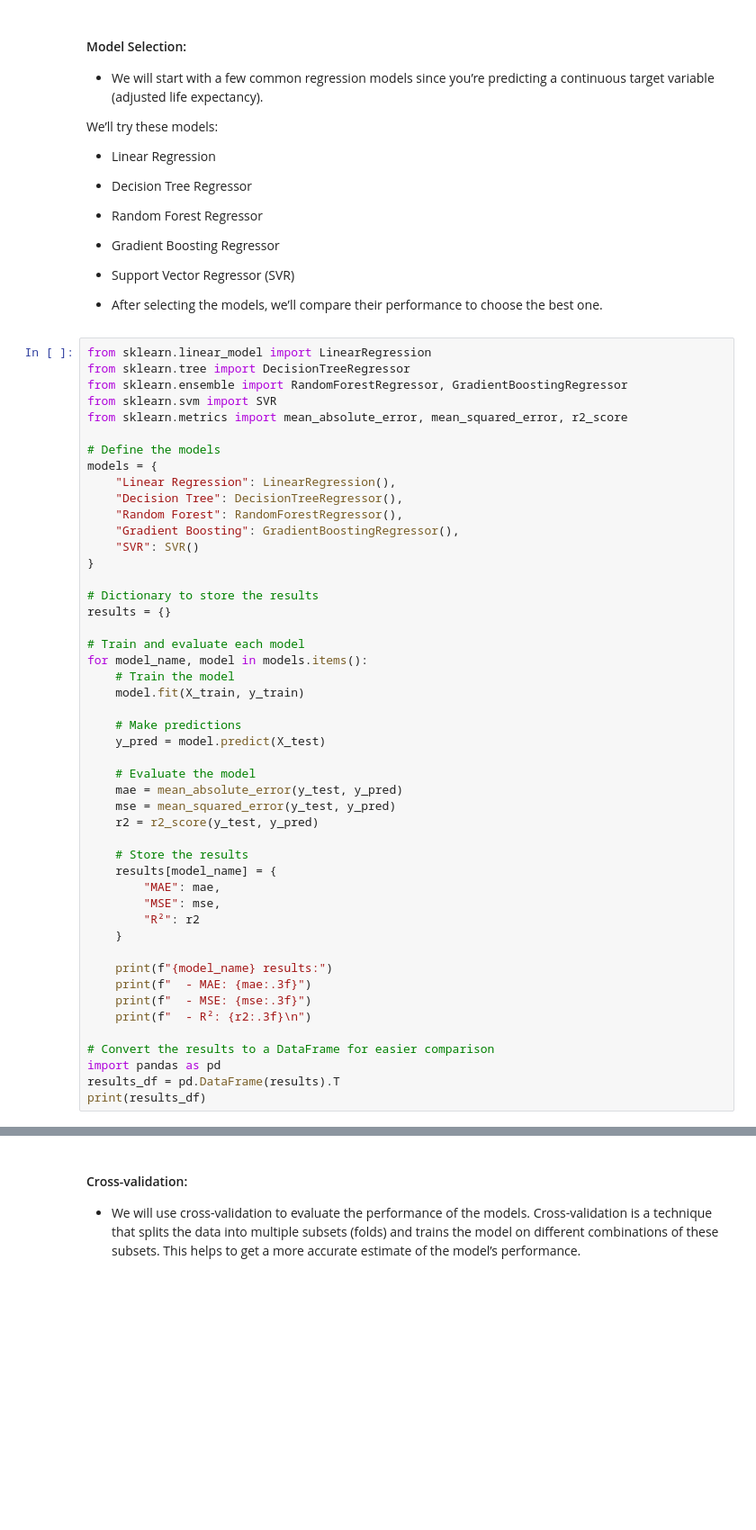
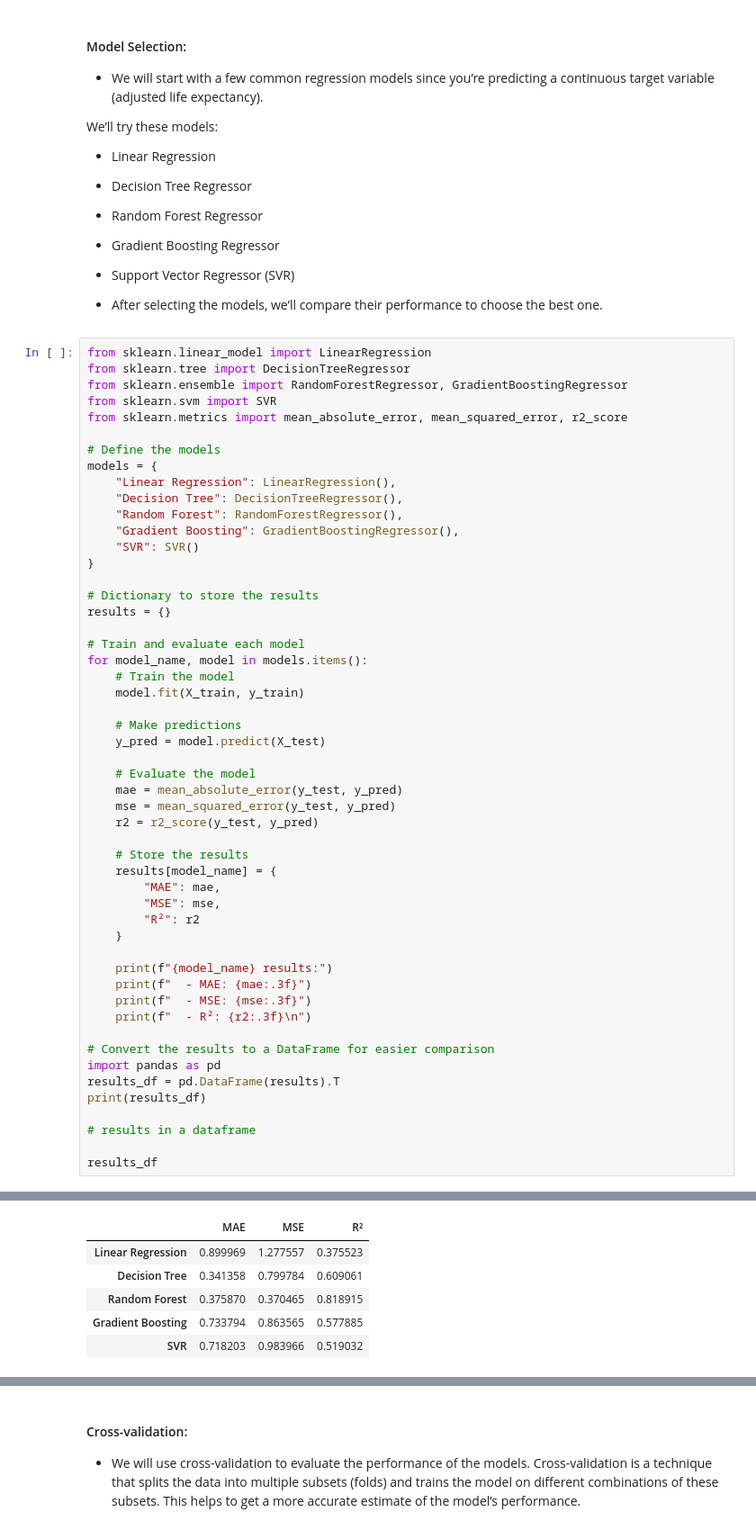
Before and after one commit to AlexRibeiro95/Environmental_factors_on_Public_health, a Jupyter notebook: notebooks/model_training(3).ipynb, the cells around one changed output, grey strips where cells are left out. Shown at 90% size. Cells and saved outputs as stored; diff of their text form; blank space fills up the shorter version.

```diff
--- a/notebooks/model_training(3).ipynb
+++ b/notebooks/model_training(3).ipynb
@@ -152,6 +152,10 @@ for model_name, model in models.items():
 import pandas as pd
 results_df = pd.DataFrame(results).T
 print(results_df)
+
+# results in a dataframe
+
+results_df
 # %% [output]
 Linear Regression results:
   - MAE: 0.900
@@ -172,4 +176,10 @@ Gradient Boosting  0.733613  0.863411  0.577960
 SVR                0.718203  0.983966  0.519032
+|  | MAE | MSE | R² |
+| Linear Regression | 0.899969 | 1.277557 | 0.375523 |
+| Decision Tree | 0.341358 | 0.799784 | 0.609061 |
+| Random Forest | 0.375870 | 0.370465 | 0.818915 |
+| Gradient Boosting | 0.733794 | 0.863565 | 0.577885 |
+| SVR | 0.718203 | 0.983966 | 0.519032 |
 # %%
 from sklearn.linear_model import LinearRegression
 from sklearn.tree import DecisionTreeRegressor
```
Also changed, not shown: parts of 25 cells of this notebook, 21 other files.
